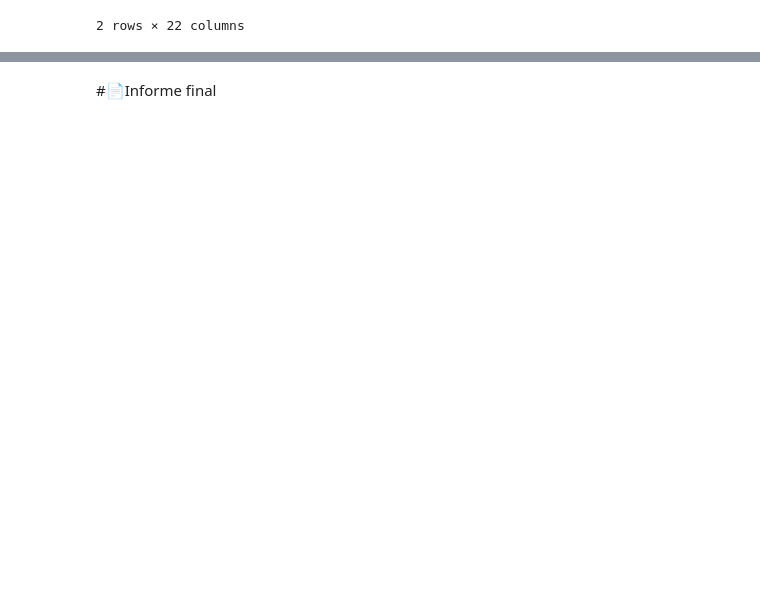
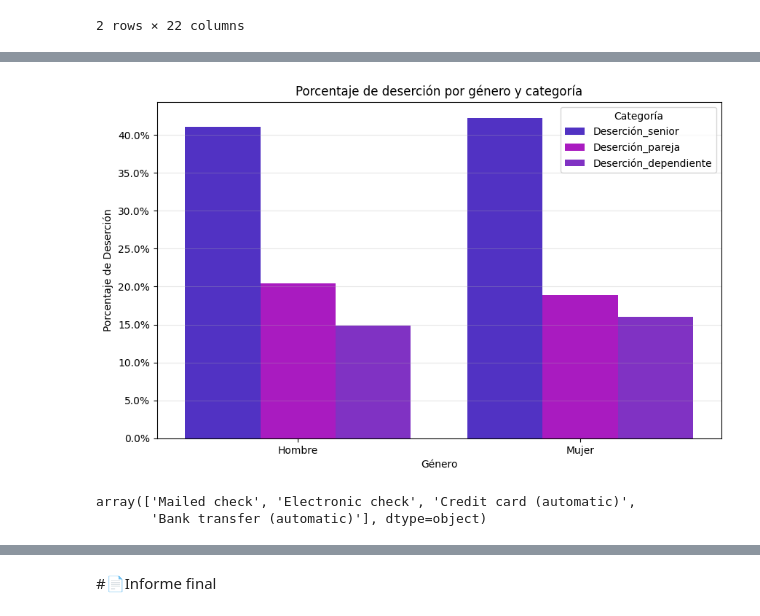
Before and after one commit to JGP-Code/TelecomX_LATAM_Challenge, a Jupyter notebook: TelecomX_LATAM.ipynb, the cells around one changed output, grey strips where cells are left out. Cells and saved outputs as stored; diff of their text form; code cells hidden in the pictures; blank space fills up the shorter version.

Commit message:
termino de creacion de gráficos

```diff
--- a/TelecomX_LATAM.ipynb
+++ b/TelecomX_LATAM.ipynb
@@ -756,0 +785,7 @@ datos_normalizados.head(2)
+# %%
+tabla_form_largo = tabla_dependientes.melt(id_vars='Genero',
+                        value_vars=['Deserción_senior', 'Deserción_pareja', 'Deserción_dependiente'],
+                        var_name='Categoria',
+                        value_name='Churn')
+
+tabla_form_largo
@@ -756,0 +800,34 @@ datos_normalizados.head(2)
+# %%
+#gráfico
+import seaborn as sns
+import matplotlib.pyplot as plt
+import matplotlib.ticker as mtick
+
+plt.figure(figsize=(10,6))
+
+sns.barplot(
+    data=tabla_form_largo,
+    x='Genero',
+    y='Churn',
+    hue='Categoria',
+    palette=['#431ADB', '#BD00DB', '#821ADB']
+)
+
+plt.title('Porcentaje de deserción por género y categoría')
+plt.xlabel('Género')
+plt.ylabel('Porcentaje de Deserción')
+
+# Mostrar eje Y como porcentaje
+plt.gca().yaxis.set_major_formatter(mtick.PercentFormatter(1.0))
+
+plt.legend(title='Categoría')
+plt.grid(axis='y', alpha=0.3)
+
+plt.show()
+# %% [output]
+[figure, added]
+# %%
+datos_normalizados['account.PaymentMethod'].unique()
+# %% [output]
+array(['Mailed check', 'Electronic check', 'Credit card (automatic)',
+       'Bank transfer (automatic)'], dtype=object)
```
Also changed, not shown: parts of 6 cells of this notebook.
